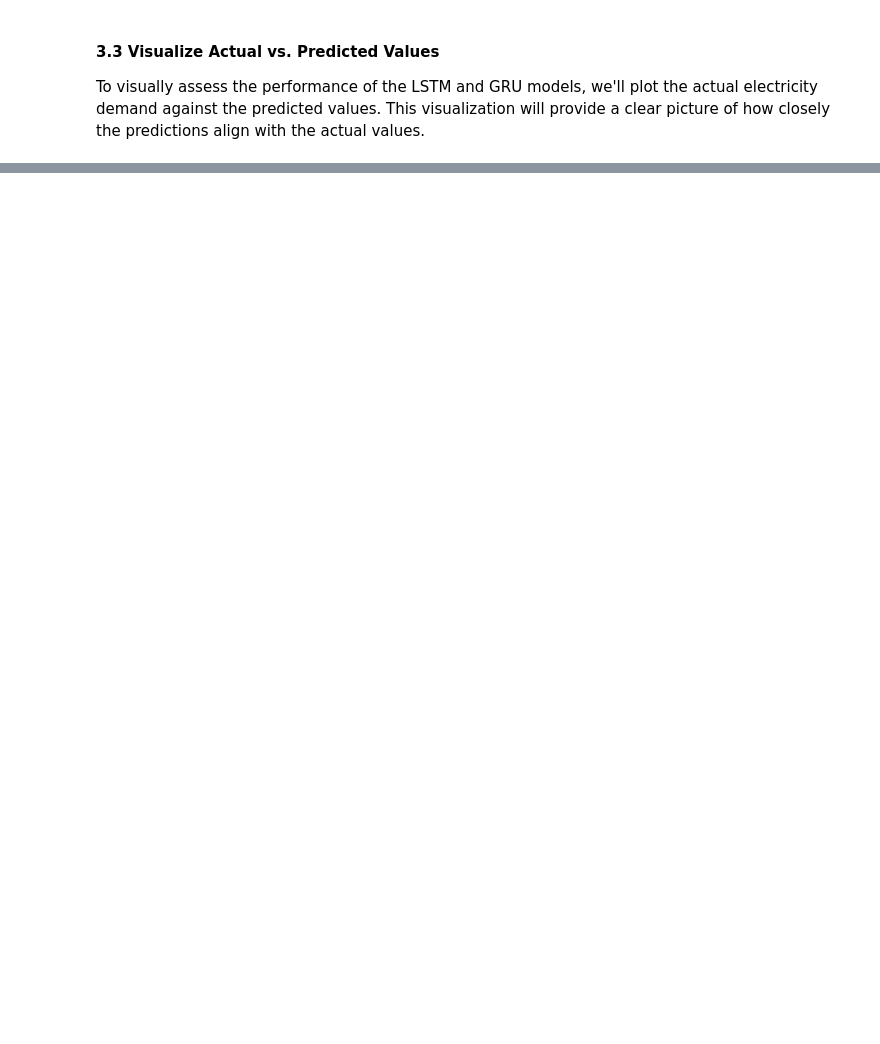
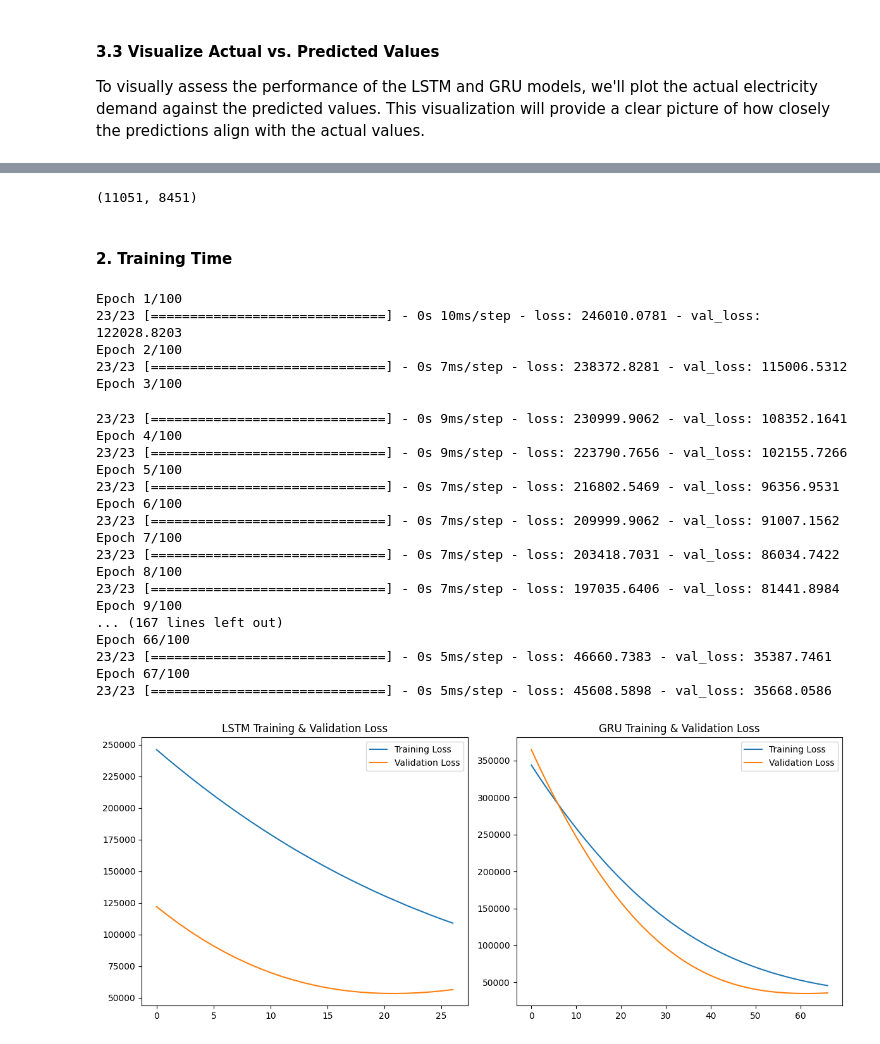
Before and after one commit to roopeshach/NEA_analysis, a Jupyter notebook: Electricity_Demand_Projection_Retry.ipynb, the cells around one changed output, grey strips where cells are left out. Saved outputs shown, nothing was run; the diff lists cells and outputs as text; code cells hidden in the pictures; blank space fills up the shorter version.

Commit message:
extended analysis for memory and time for training

```diff
--- a/Electricity_Demand_Projection_Retry.ipynb
+++ b/Electricity_Demand_Projection_Retry.ipynb
@@ -233,0 +373,79 @@ results_df
+# %%
+# Retrieve the number of trainable parameters for both models
+lstm_params = lstm_model.count_params()
+gru_params = gru_model.count_params()
+
+lstm_params, gru_params
+# %% [output]
+(11051, 8451)
+# %% [markdown]
+#### 2. Training Time
+# %%
+import matplotlib.pyplot as plt
+
+# Define early stopping to monitor validation loss
+early_stopping = tf.keras.callbacks.EarlyStopping(monitor='val_loss', patience=5, restore_best_weights=True)
+
+# Model checkpoint to save the best model weights
+lstm_checkpoint = tf.keras.callbacks.ModelCheckpoint('lstm_best_weights.h5', save_best_only=True, monitor='val_loss', mode='min')
+
+# Train the LSTM model
+lstm_history = lstm_model.fit(
+    X_train_reshaped, y_train,
+    epochs=100,
+    validation_data=(X_valid_reshaped, y_valid),
+    callbacks=[early_stopping, lstm_checkpoint],
+    verbose=1
+)
+
+# Train the GRU model
+gru_checkpoint = tf.keras.callbacks.ModelCheckpoint('gru_best_weights.h5', save_best_only=True, monitor='val_loss', mode='min')
+gru_history = gru_model.fit(
+    X_train_reshaped, y_train,
+    epochs=100,
+    validation_data=(X_valid_reshaped, y_valid),
+    callbacks=[early_stopping, gru_checkpoint],
+    verbose=1
+)
+
+# Visualization of LSTM training and validation loss
+plt.figure(figsize=(12, 5))
+plt.subplot(1, 2, 1)
+plt.plot(lstm_history.history['loss'], label='Training Loss')
+plt.plot(lstm_history.history['val_loss'], label='Validation Loss')
+plt.title('LSTM Training & Validation Loss')
+plt.legend()
+
+# Visualization of GRU training and validation loss
+plt.subplot(1, 2, 2)
+plt.plot(gru_history.history['loss'], label='Training Loss')
+plt.plot(gru_history.history['val_loss'], label='Validation Loss')
+plt.title('GRU Training & Validation Loss')
+plt.legend()
+
+plt.tight_layout()
+plt.show()
+# %% [output]
+Epoch 1/100
+23/23 [==============================] - 0s 10ms/step - loss: 246010.0781 - val_loss: 122028.8203
+Epoch 2/100
+23/23 [==============================] - 0s 7ms/step - loss: 238372.8281 - val_loss: 115006.5312
+Epoch 3/100
+23/23 [==============================] - 0s 9ms/step - loss: 230999.9062 - val_loss: 108352.1641
+Epoch 4/100
+23/23 [==============================] - 0s 9ms/step - loss: 223790.7656 - val_loss: 102155.7266
+Epoch 5/100
+23/23 [==============================] - 0s 7ms/step - loss: 216802.5469 - val_loss: 96356.9531
+Epoch 6/100
+23/23 [==============================] - 0s 7ms/step - loss: 209999.9062 - val_loss: 91007.1562
+Epoch 7/100
+23/23 [==============================] - 0s 7ms/step - loss: 203418.7031 - val_loss: 86034.7422
+Epoch 8/100
+23/23 [==============================] - 0s 7ms/step - loss: 197035.6406 - val_loss: 81441.8984
+Epoch 9/100
+... (167 lines left out)
+Epoch 66/100
+23/23 [==============================] - 0s 5ms/step - loss: 46660.7383 - val_loss: 35387.7461
+Epoch 67/100
+23/23 [==============================] - 0s 5ms/step - loss: 45608.5898 - val_loss: 35668.0586
+[figure, added]
```
Also changed, not shown: parts of 20 cells of this notebook.
